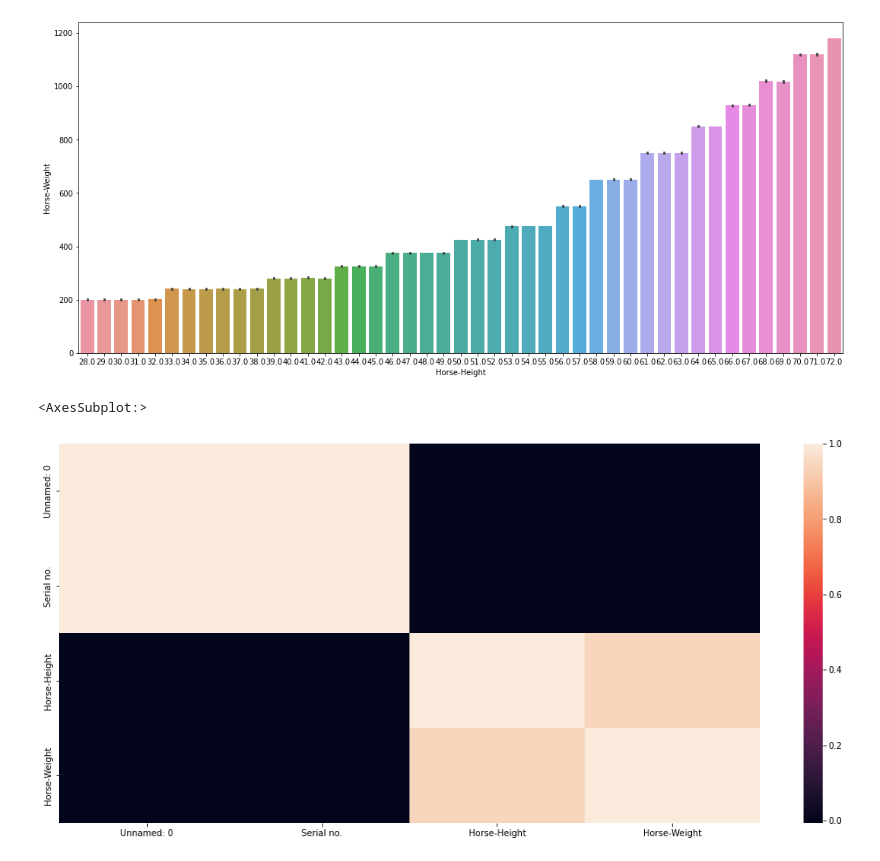
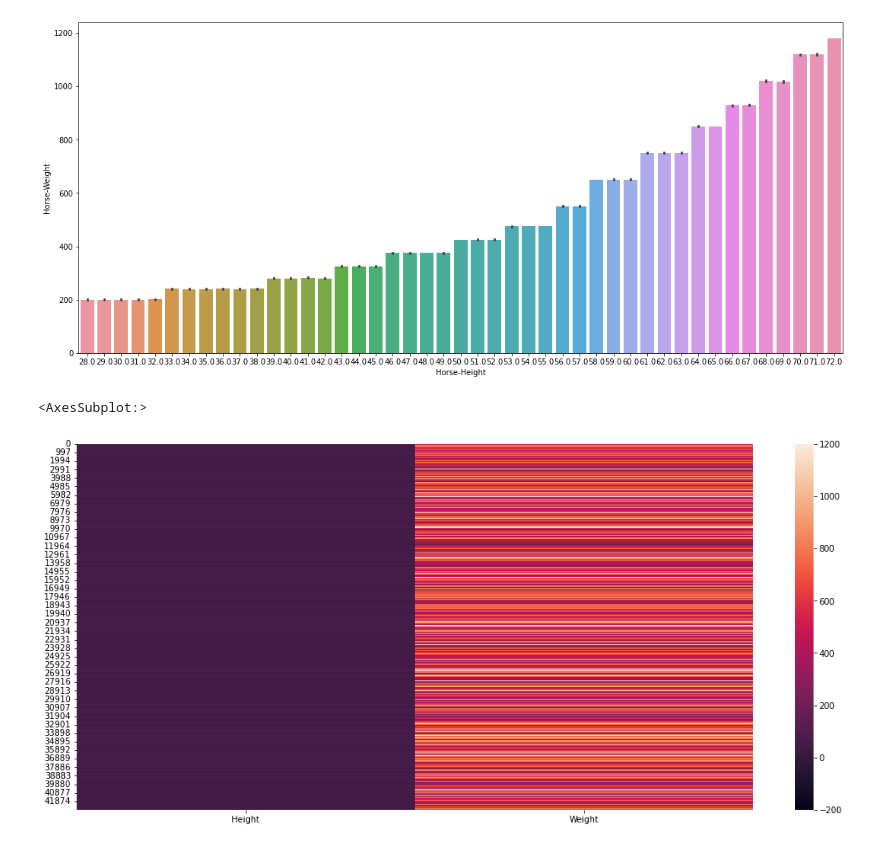
Before and after one commit to pythonpioneer/Data-Science, a Jupyter notebook: Project MLHD/LogisticRegression/Untitled.ipynb, the cells around one changed output. Saved outputs shown, nothing was run; the diff lists cells and outputs as text; code cells hidden in the pictures.

```diff
--- a/Project MLHD/LogisticRegression/Untitled.ipynb
+++ b/Project MLHD/LogisticRegression/Untitled.ipynb
@@ -67,13 +67,13 @@ sns.barplot(x='Horse-Height', y='Horse-Weight', data=hd)
 # %%
 # visualizing the data using heatmap
 plt.subplots(figsize=(18, 8))
 
 # beacause there is are so many columns but we only want two column
 heat_data = pd.DataFrame({
     'Height': hd['Horse-Height'],
     'Weight': hd['Horse-Weight']
 })
-sns.heat
+sns.heatmap(data=heat_data, vmin=-200, vmax=1200)
 # %% [output]
 <AxesSubplot:>
-[figure, old version]
+[figure, new version]
```
Also changed, not shown: parts of 1 cell of this notebook.
